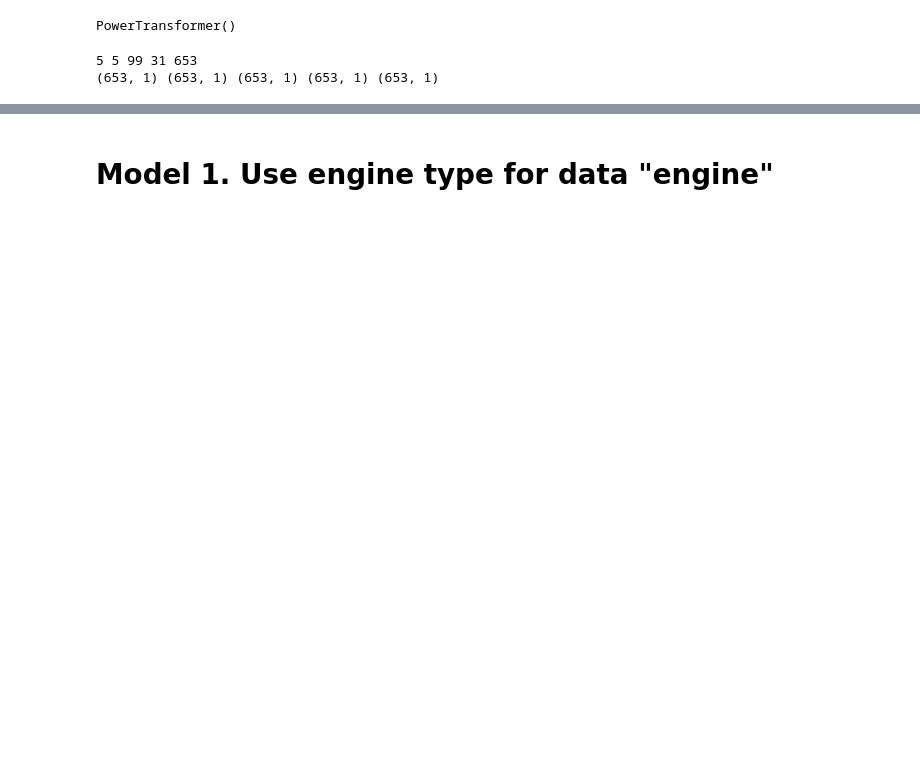
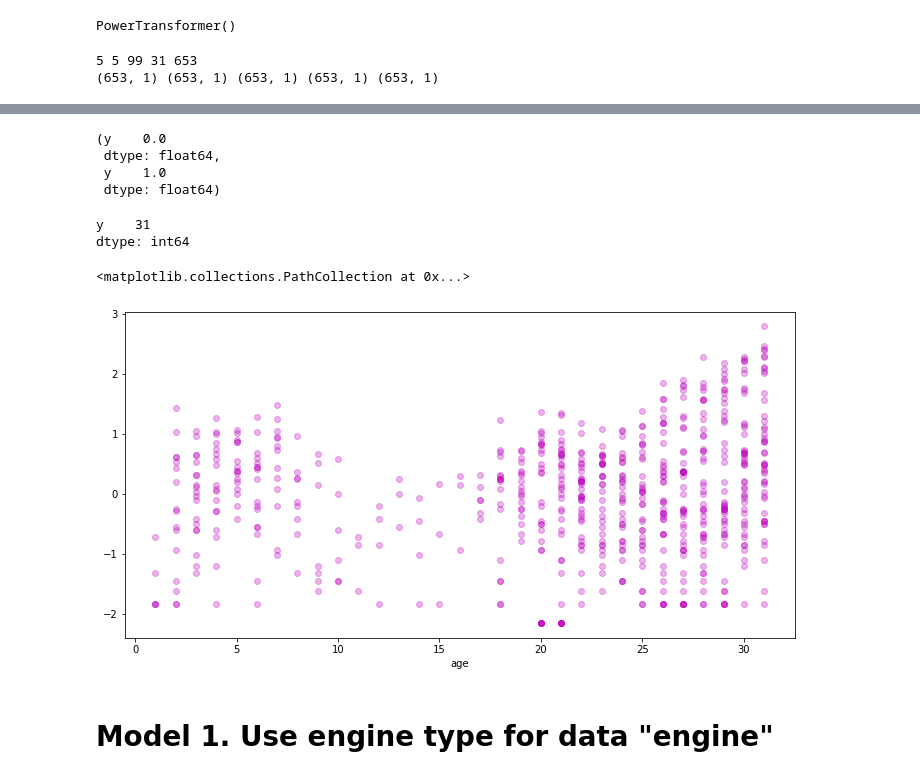
Before and after one commit to hyunjimoon/defense-reliability, a Jupyter notebook: spline/hierarchical_model.ipynb, the cells around one changed output, grey strips where cells are left out. Drawn from its saved outputs; the diff is of its cells as text; code cells hidden in the pictures; blank space fills up the shorter version.

```diff
--- a/spline/hierarchical_model.ipynb
+++ b/spline/hierarchical_model.ipynb
@@ -66,3 +92,22 @@ print(engine_data.shape, shipsize_data.shape, ship_data.shape, age_data.shape, y
+# %%
+np.mean(y_data), np.std(y_data)
+# %% [output]
+(y    0.0
+ dtype: float64,
+ y    1.0
+ dtype: float64)
+# %%
+np.sum(abs(y_data) > np.std(y_data) * 2)
+# %% [output]
+y    31
+dtype: int64
+# %%
+fig, ax = plt.subplots(figsize=(12, 6))
+ax.set_xlabel('age')
+ax.scatter(age_data, y_data["y"], color='m', alpha=0.3)
+# %% [output]
+<matplotlib.collections.PathCollection at 0x...>
+[figure, added]
 # %% [markdown]
 # Model 1. Use engine type for data "engine"
 # %%
```
Also changed, not shown: parts of 47 cells of this notebook, 3 other files.
